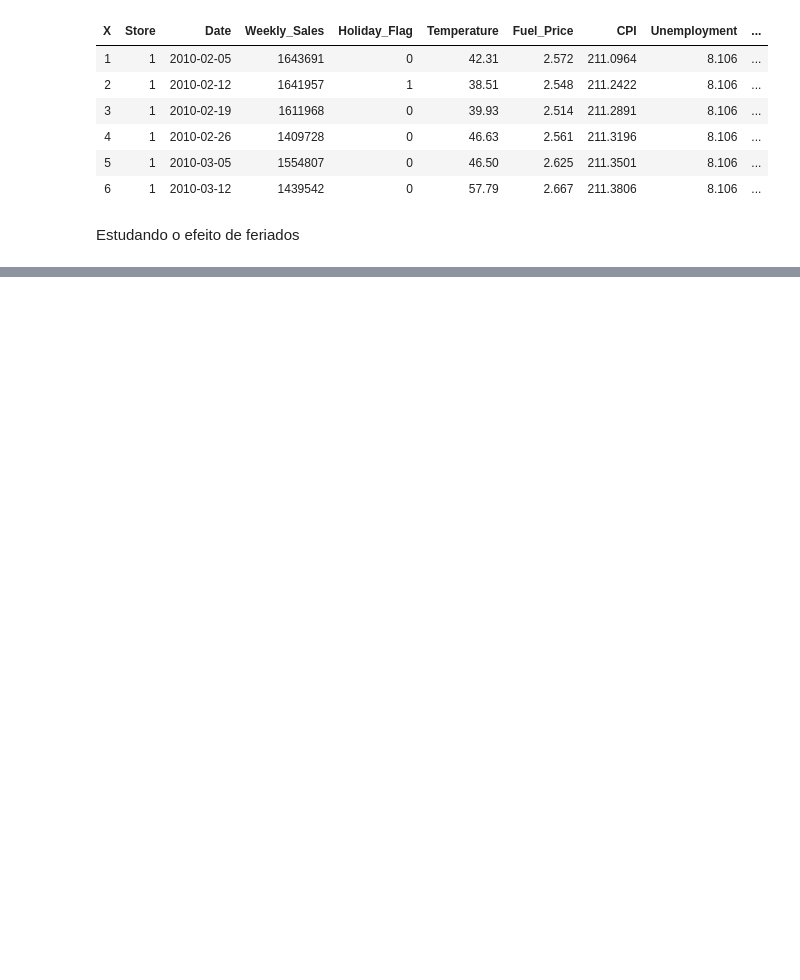
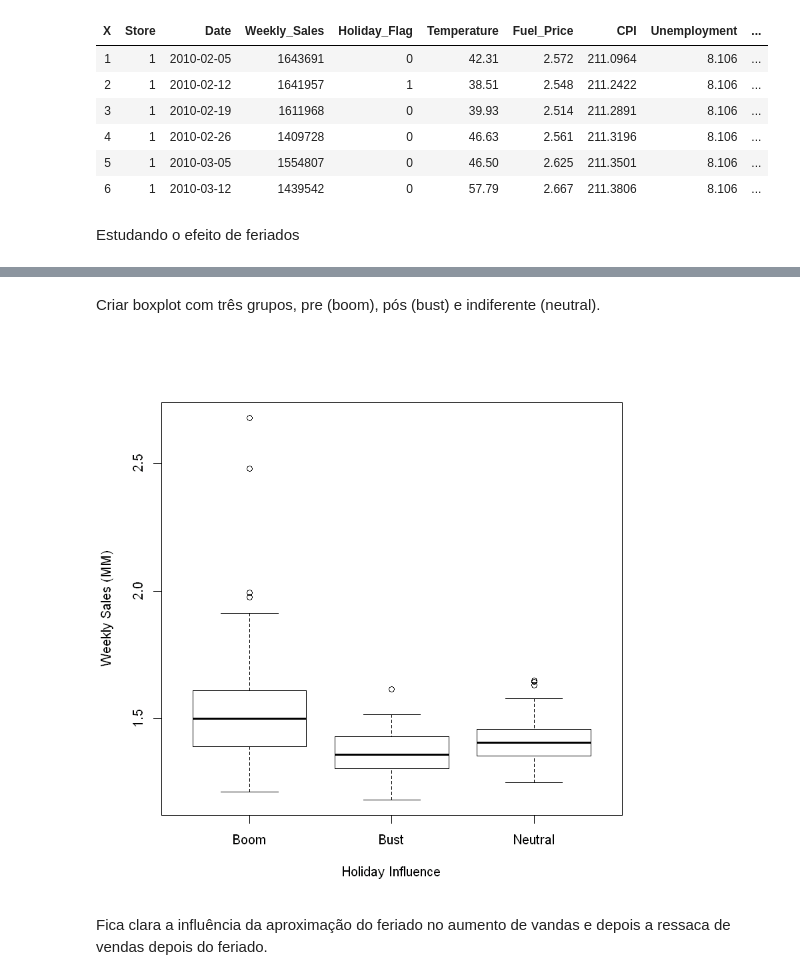
Before and after one commit to guilhermersduarte/Projeto-Aplicado-1, a Jupyter notebook: src/r_amaral/Walmart_AE_07_Holiday.ipynb, the cells around one changed output, grey strips where cells are left out. Saved outputs shown, nothing was run; the diff lists cells and outputs as text; code cells hidden in the pictures; blank space fills up the shorter version.

```diff
--- a/src/r_amaral/Walmart_AE_07_Holiday.ipynb
+++ b/src/r_amaral/Walmart_AE_07_Holiday.ipynb
@@ -34,0 +82,16 @@ legend("bottomright", legend="Feriado", lty=1, col="red", text.col="black")
+# %% [markdown]
+Criar boxplot com três grupos, pre (boom), pós (bust) e indiferente (neutral).
+# %%
+dfplot$Holiday_Effect = 'Neutral'
+
+dfplot$Holiday_Effect = ifelse(dfplot$Post_Holiday == 1,'Bust', dfplot$Holiday_Effect)
+dfplot$Holiday_Effect = ifelse(dfplot$Pre_Holiday == 1,'Boom', dfplot$Holiday_Effect)
+boxplot(Weekly_Sales/1000000 ~ Holiday_Effect,
+        data = dfplot,
+        ylab = 'Weekly Sales (MM)',
+        xlab = 'Holiday Influence'
+       )
+# %% [output]
+[figure, added]
+# %% [markdown]
+Fica clara a influência da aproximação do feriado no aumento de vandas e depois a ressaca de vendas depois do feriado.
```
Also changed, not shown: parts of 3 cells of this notebook.
